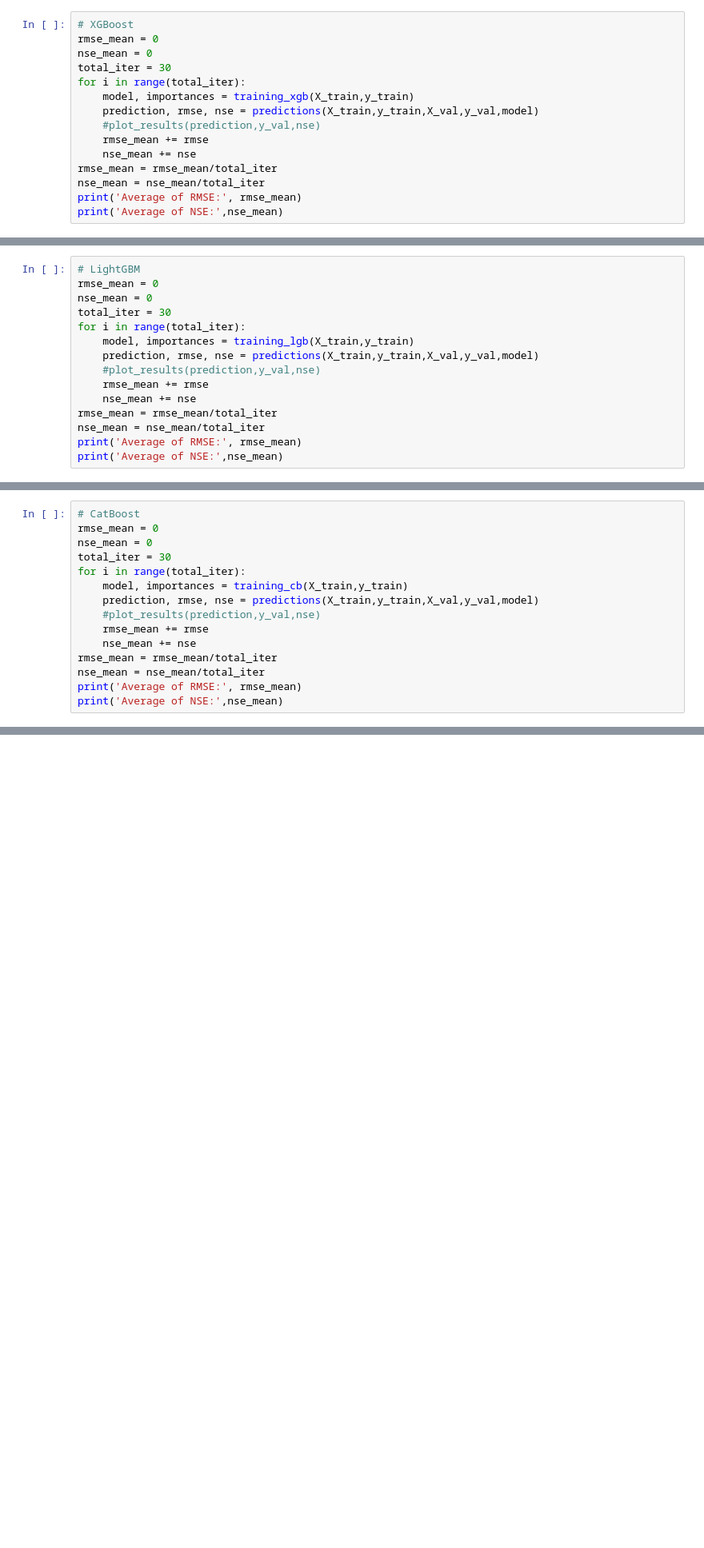
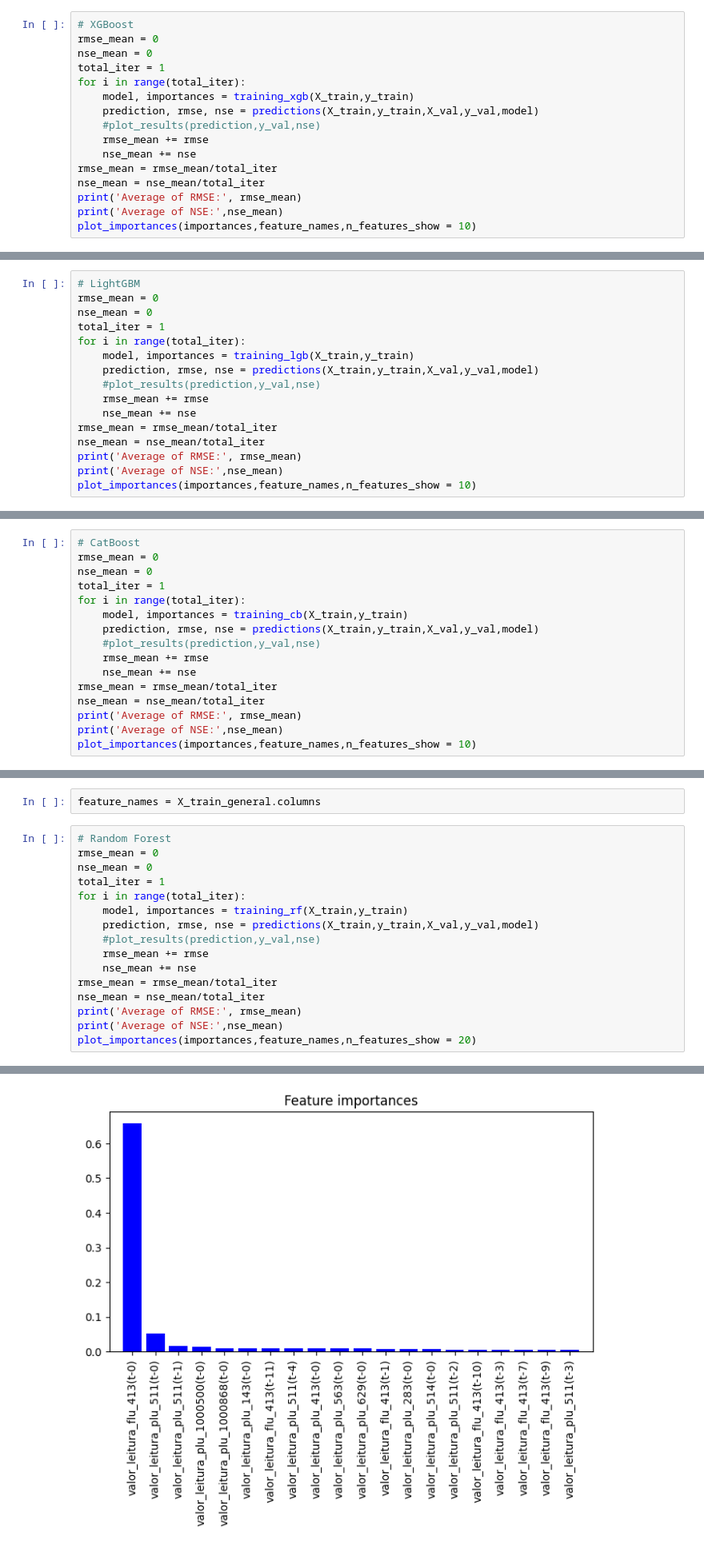
Before and after one commit to fernandolsaraiva/master, a Jupyter notebook: main.ipynb, the cells around one changed output, grey strips where cells are left out. Shown at 80% size. Drawn from its saved outputs; the diff is of its cells as text; blank space fills up the shorter version.

```diff
--- a/main.ipynb
+++ b/main.ipynb
@@ -339,7 +364,7 @@ Average of NSE: 0.8098126842417245
 # XGBoost
 rmse_mean = 0
 nse_mean = 0
-total_iter = 30
+total_iter = 1
 for i in range(total_iter):
     model, importances = training_xgb(X_train,y_train)
     prediction, rmse, nse = predictions(X_train,y_train,X_val,y_val,model)
@@ -350,6 +375,7 @@ rmse_mean = rmse_mean/total_iter
 nse_mean = nse_mean/total_iter
 print('Average of RMSE:', rmse_mean)
 print('Average of NSE:',nse_mean)
+plot_importances(importances,feature_names,n_features_show = 10)
 # %% [output]
 Average of RMSE: 44.39246427709734
 Average of NSE: 0.8114773060407817
@@ -357,7 +383,7 @@ Average of NSE: 0.8114773060407817
 # LightGBM
 rmse_mean = 0
 nse_mean = 0
-total_iter = 30
+total_iter = 1
 for i in range(total_iter):
     model, importances = training_lgb(X_train,y_train)
     prediction, rmse, nse = predictions(X_train,y_train,X_val,y_val,model)
@@ -368,6 +394,7 @@ rmse_mean = rmse_mean/total_iter
 nse_mean = nse_mean/total_iter
 print('Average of RMSE:', rmse_mean)
 print('Average of NSE:',nse_mean)
+plot_importances(importances,feature_names,n_features_show = 10)
 # %% [output]
 Average of RMSE: 43.24613544179031
 Average of NSE: 0.8210878899795528
@@ -375,7 +402,7 @@ Average of NSE: 0.8210878899795528
 # CatBoost
 rmse_mean = 0
 nse_mean = 0
-total_iter = 30
+total_iter = 1
 for i in range(total_iter):
     model, importances = training_cb(X_train,y_train)
     prediction, rmse, nse = predictions(X_train,y_train,X_val,y_val,model)
@@ -386,6 +413,7 @@ rmse_mean = rmse_mean/total_iter
 nse_mean = nse_mean/total_iter
 print('Average of RMSE:', rmse_mean)
 print('Average of NSE:',nse_mean)
+plot_importances(importances,feature_names,n_features_show = 10)
 # %% [output]
 Average of RMSE: 42.8902341262595
 Average of NSE: 0.8240205470785541
@@ -413,3 +441,22 @@ X_test = np.array(X_test_general)
 y_train = np.array(y_train_general.values).ravel()
 y_val = np.array(y_val_general.values).ravel()
 y_test = np.array(y_test_general.values).ravel()
+# %%
+feature_names = X_train_general.columns
+# %%
+# Random Forest
+rmse_mean = 0
+nse_mean = 0
+total_iter = 1
+for i in range(total_iter):
+    model, importances = training_rf(X_train,y_train)
+    prediction, rmse, nse = predictions(X_train,y_train,X_val,y_val,model)
+    #plot_results(prediction,y_val,nse)
+    rmse_mean += rmse
+    nse_mean += nse
+rmse_mean = rmse_mean/total_iter
+nse_mean = nse_mean/total_iter
+print('Average of RMSE:', rmse_mean)
+print('Average of NSE:',nse_mean)
+plot_importances(importances,feature_names,n_features_show = 20)
+# %% [output]
@@ -415,0 +465 @@ y_test = np.array(y_test_general.values).ravel()
+[figure, added]
```
Also changed, not shown: parts of 25 cells of this notebook.
